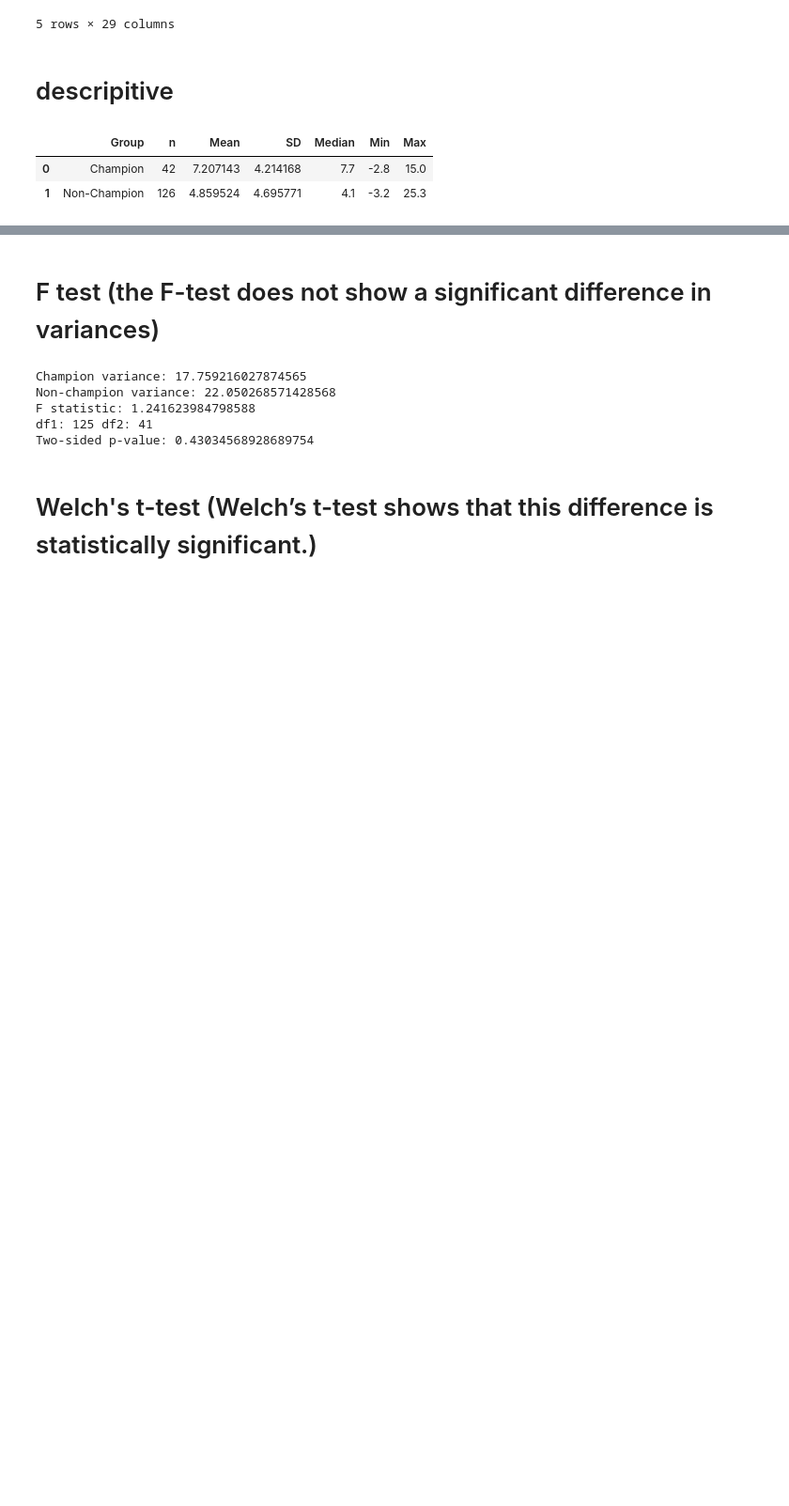
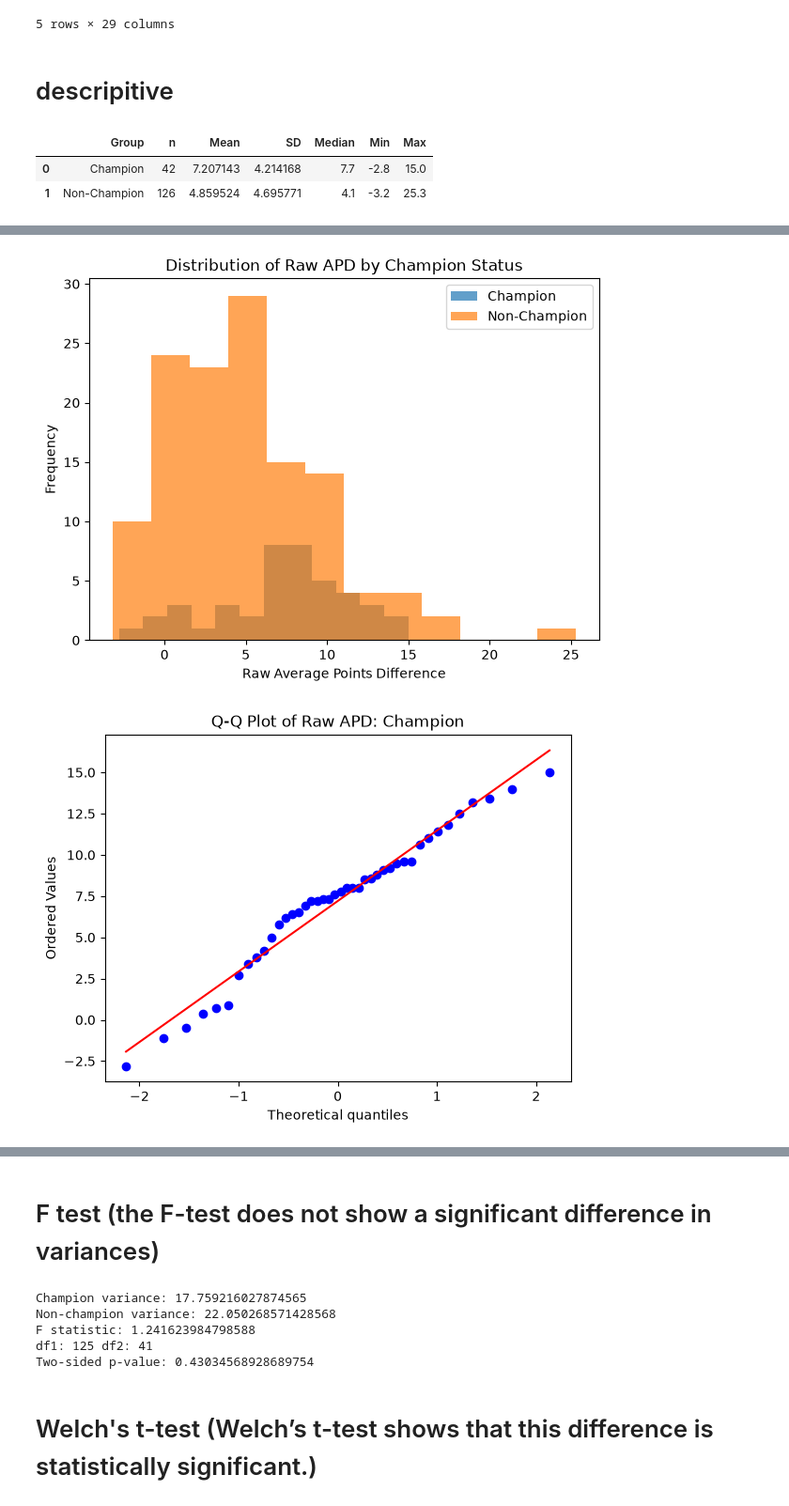
Before and after one commit to GalahadJr-1214/2026-Statistics-Final-Project, a Jupyter notebook: Final Project/champ_stats_diff.ipynb, the cells around one changed output, grey strips where cells are left out. Shown at 94% size. Cells and saved outputs as stored; diff of their text form; code cells hidden in the pictures; blank space fills up the shorter version.

```diff
--- a/Final Project/champ_stats_diff.ipynb
+++ b/Final Project/champ_stats_diff.ipynb
@@ -63,0 +87,22 @@ desc_q2
+# %%
+# Normality plots for raw APD
+
+plt.figure(figsize=(7, 5))
+plt.hist(point_diff_champ, bins=12, alpha=0.7, label="Champion")
+plt.hist(point_diff_non_champ, bins=12, alpha=0.7, label="Non-Champion")
+plt.xlabel("Raw Average Points Difference")
+plt.ylabel("Frequency")
+plt.title("Distribution of Raw APD by Champion Status")
+plt.legend()
+plt.show()
+
+stats.probplot(point_diff_champ, dist="norm", plot=plt)
+plt.title("Q-Q Plot of Raw APD: Champion")
+plt.show()
+
+stats.probplot(point_diff_non_champ, dist="norm", plot=plt)
+plt.title("Q-Q Plot of Raw APD: Non-Champion")
+plt.show()
+# %% [output]
+[figure, added]
+[figure, added]
```
Also changed, not shown: parts of 20 cells of this notebook.
